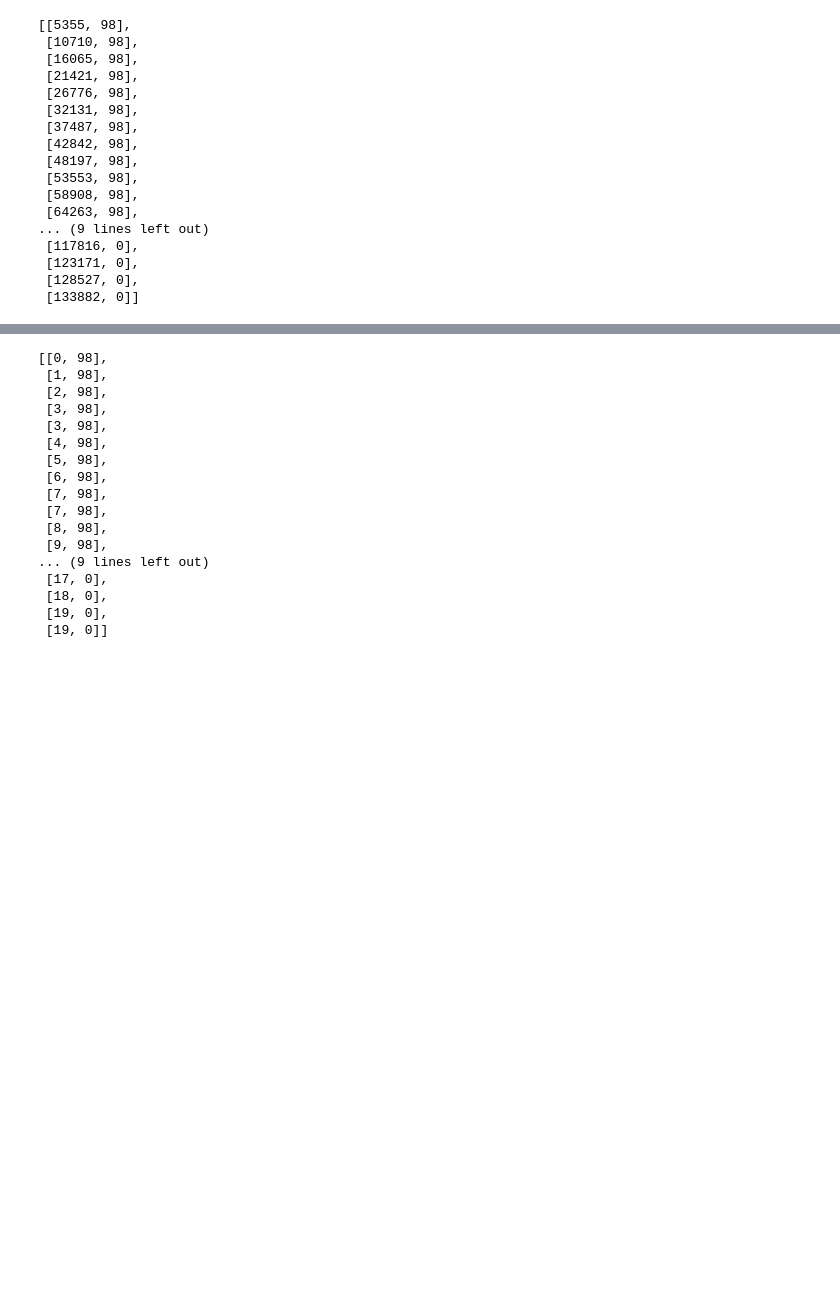
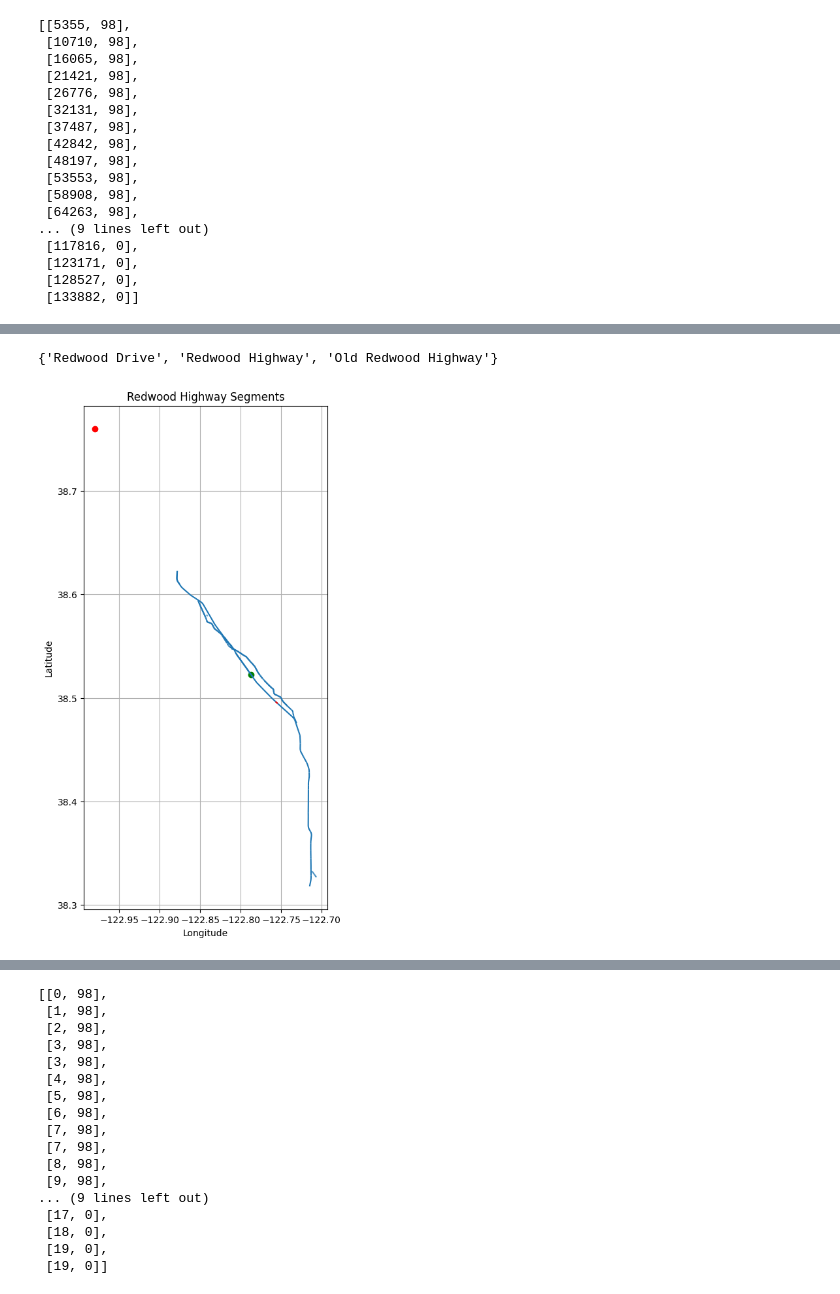
Before and after one commit to pfoytik/Highway-Routing-Data-Processing, a Jupyter notebook: ladris_travel_time_comparison.ipynb, the cells around one changed output, grey strips where cells are left out. Cells and saved outputs as stored; diff of their text form; code cells hidden in the pictures; blank space fills up the shorter version.

```diff
--- a/ladris_travel_time_comparison.ipynb
+++ b/ladris_travel_time_comparison.ipynb
@@ -564,0 +588,25 @@ ladris_congestion[28857930]
+# %%
+uniqueRedwoods = []
+for i in ladris_gdf['Name']:
+    if 'Redwood' in i:
+        uniqueRedwoods.append(i)
+print(set(uniqueRedwoods))
+# %% [output]
+{'Redwood Drive', 'Redwood Highway', 'Old Redwood Highway'}
+# %%
+### plot ladris_gdf[ladris_gdf['Name'] == 'Redwood Highway']['geometry'] or ladris_gdf[ladris_gdf['Name'] == 'Old Redwood Highway']['geometry'] or ladris_gdf[ladris_gdf['Name'] == 'Redwood Dr']['geometry']
+ladris_gdf[ladris_gdf['Name'] == 'Redwood Highway'].plot(figsize=(10, 10))
+ladris_gdf[ladris_gdf['Name'] == 'Old Redwood Highway'].plot(ax=plt.gca())
+#ladris_gdf[ladris_gdf['Name'] == 'Redwood Dr'].plot(ax=plt.gca())
+### Highlight ladris_gdf[guid] == 28857930
+### plot filtered_hw101.iloc[121] with start point red and end point green
+ladris_gdf[ladris_gdf['GUID'] == 28857930].plot(ax=plt.gca(), color='red')
+plt.scatter(filtered_hw101.iloc[121].Entrance_LON, filtered_hw101.iloc[121].Entrance_LAT, color='red', label='Start Point')
+plt.scatter(filtered_hw101.iloc[121].Exit_LON, filtered_hw101.iloc[121].Exit_LAT, color='green', label='End Point')
+plt.title('Redwood Highway Segments')
+plt.xlabel('Longitude')
+plt.ylabel('Latitude')
+plt.grid()
+plt.show()
+# %% [output]
+[figure, added]
```
Also changed, not shown: parts of 38 cells of this notebook.
